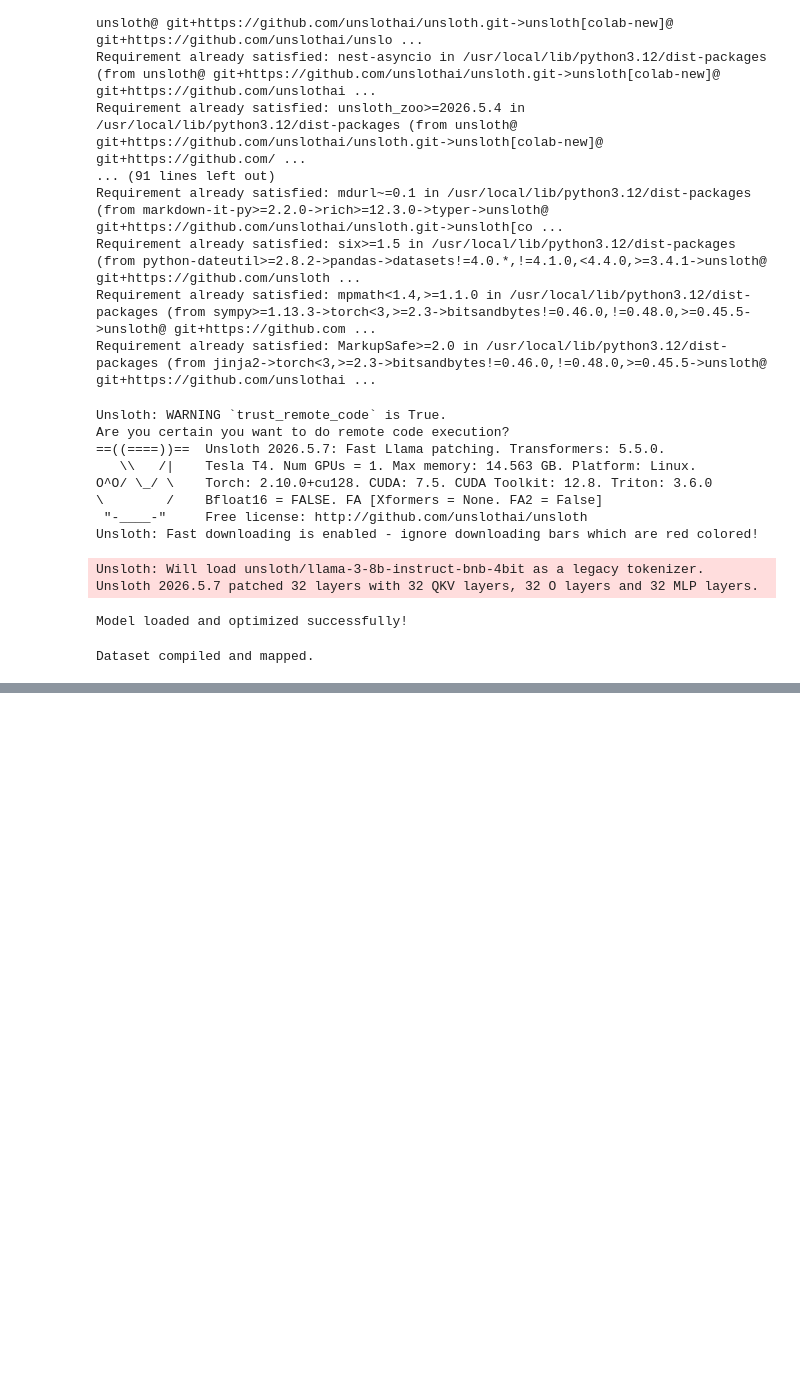
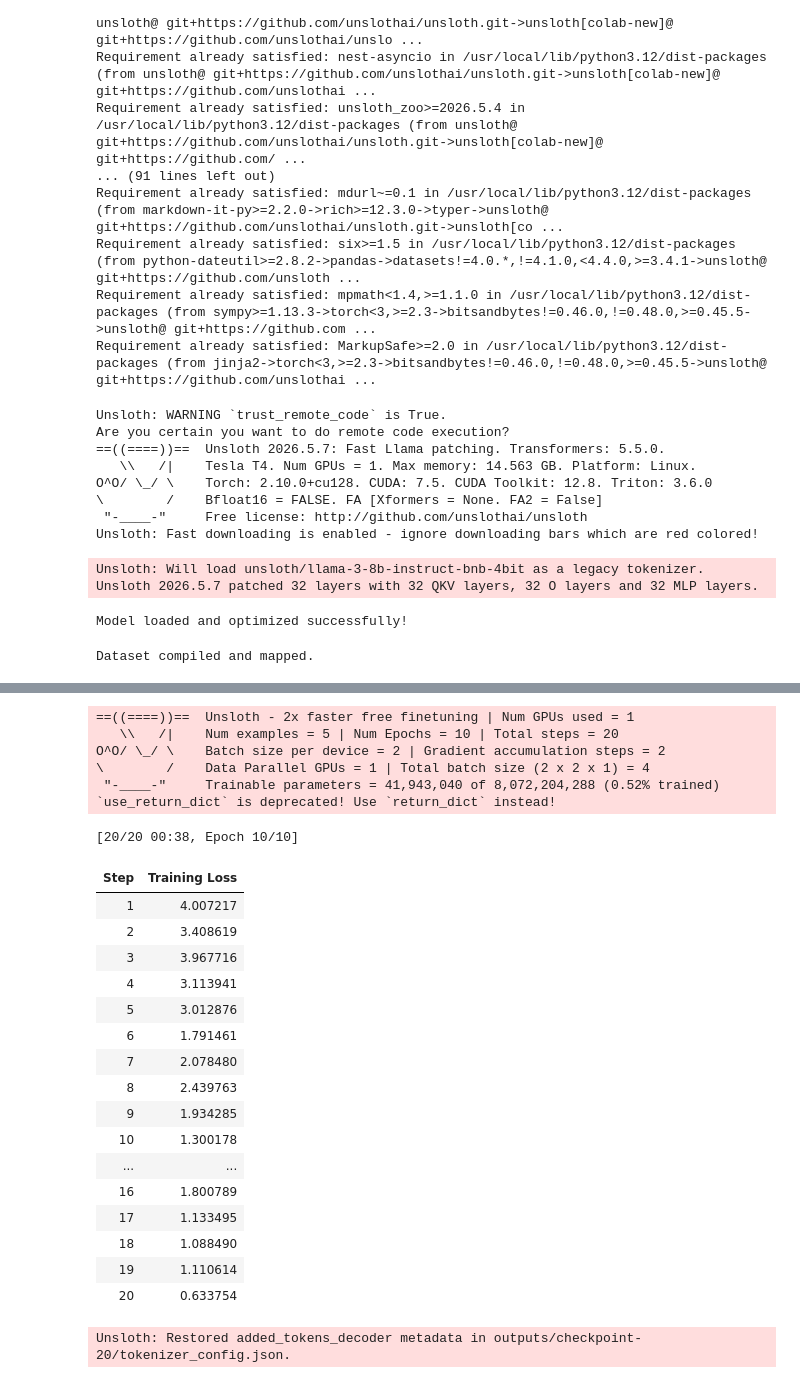
Before and after one commit to Sumit-Pathrabe/Ai_Model_for_Tech_and_Finance, a Jupyter notebook: Ai_Model_for_Tech_and_Finance.ipynb, the cells around one changed output, grey strips where cells are left out. Saved outputs shown, nothing was run; the diff lists cells and outputs as text; code cells hidden in the pictures; blank space fills up the shorter version.

Commit message:
model Saved

```diff
--- a/Ai_Model_for_Tech_and_Finance.ipynb
+++ b/Ai_Model_for_Tech_and_Finance.ipynb
@@ -106,3 +106,31 @@ dataset = dataset.map(format_prompts, batched = True)
 print("Dataset compiled and mapped.")
 # %% [output]
 Dataset compiled and mapped.
+# %%
+from trl import SFTTrainer
+from transformers import TrainingArguments
+
+trainer = SFTTrainer(
+    model = model,
+    tokenizer = tokenizer,
+    train_dataset = dataset,
+    dataset_text_field = "text",
+    max_seq_length = max_seq_length,
+    dataset_num_proc = 2,
+    packing = False,
+    args = TrainingArguments(
+        per_device_train_batch_size = 2,
+        gradient_accumulation_steps = 2,
+        warmup_steps = 2,
+        max_steps = 20, # Short training path tailored to our dataset size
+        learning_rate = 2e-4,
+        fp16 = not torch.cuda.is_bf16_supported(),
+        bf16 = torch.cuda.is_bf16_supported(),
+        logging_steps = 1,
+        output_dir = "outputs",
+    ),
+)
+
+# Start fine-tuning
+trainer_stats = trainer.train()
+# %% [output]
@@ -108,0 +139,25 @@ Dataset compiled and mapped.
+==((====))==  Unsloth - 2x faster free finetuning | Num GPUs used = 1
+   \\   /|    Num examples = 5 | Num Epochs = 10 | Total steps = 20
+O^O/ \_/ \    Batch size per device = 2 | Gradient accumulation steps = 2
+\        /    Data Parallel GPUs = 1 | Total batch size (2 x 2 x 1) = 4
+ "-____-"     Trainable parameters = 41,943,040 of 8,072,204,288 (0.52% trained)
+`use_return_dict` is deprecated! Use `return_dict` instead!
+[20/20 00:38, Epoch 10/10]
+| Step | Training Loss |
+| 1 | 4.007217 |
+| 2 | 3.408619 |
+| 3 | 3.967716 |
+| 4 | 3.113941 |
+| 5 | 3.012876 |
+| 6 | 1.791461 |
+| 7 | 2.078480 |
+| 8 | 2.439763 |
+| 9 | 1.934285 |
+| 10 | 1.300178 |
+| ... | ... |
+| 16 | 1.800789 |
+| 17 | 1.133495 |
+| 18 | 1.088490 |
+| 19 | 1.110614 |
+| 20 | 0.633754 |
+Unsloth: Restored added_tokens_decoder metadata in outputs/checkpoint-20/tokenizer_config.json.
```
Also changed, not shown: parts of 3 cells of this notebook.
